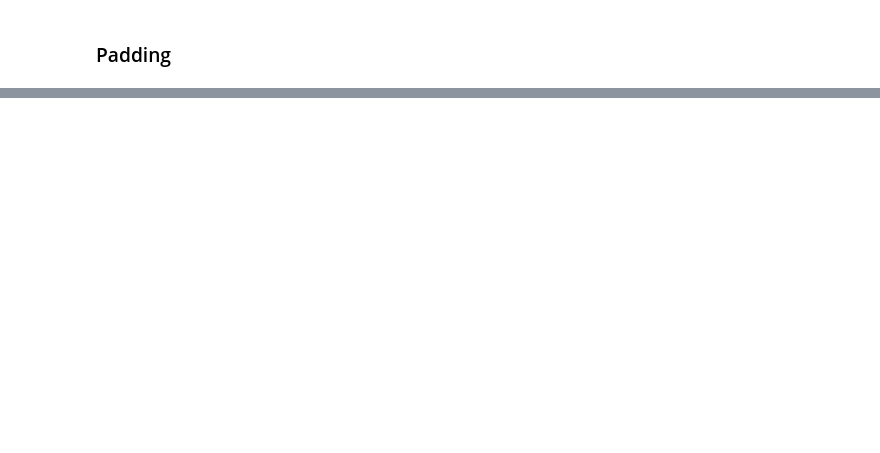
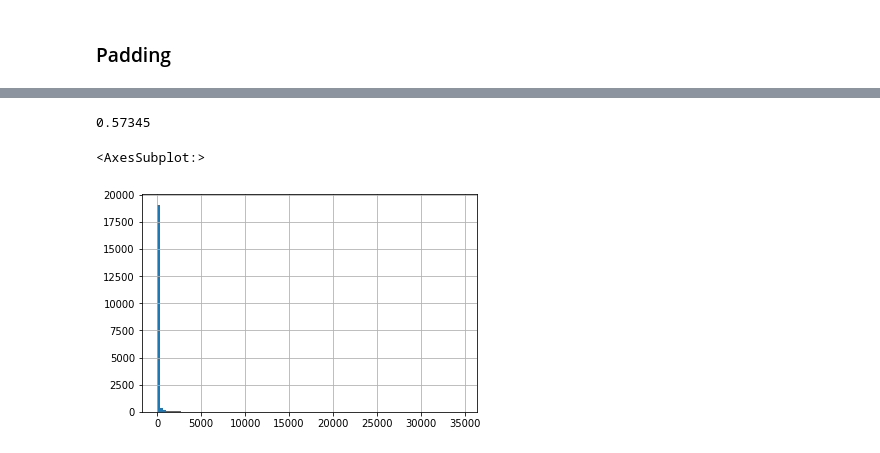
Before and after one commit to LeonNeubeck/Upvote_Model, a Jupyter notebook: notebooks/text_preprocess.ipynb, the cells around one changed output, grey strips where cells are left out. Saved outputs shown, nothing was run; the diff lists cells and outputs as text; code cells hidden in the pictures; blank space fills up the shorter version.

```diff
--- a/notebooks/text_preprocess.ipynb
+++ b/notebooks/text_preprocess.ipynb
@@ -450,0 +663,32 @@ X_train.shape
+# %%
+def binary_cat_upvotes(original_df, threshold=50):
+    """
+    Takes column from df called 'upvotes' and returns df with new column
+    'cat_upvotes' which is 1 if upvotes is above threshold, and 0 otherwise.
+    """
+    dataframe = original_df.copy()
+    if 'upvotes' not in original_df.columns:
+        raise ValueError("df has no column named 'upvotes'")
+    def trans(number):
+        if number >= threshold:
+            return 1
+        else:
+            return 0
+    dataframe['cat_upvotes'] = dataframe['upvotes'].apply(trans)
+    return dataframe
+# %%
+df = data.dropna().sample(20000,random_state=0)
+# %%
+df = binary_cat_upvotes(df, 30)
+# %%
+df['basic_cleaning'] = df.title.apply(basic_cleaning)
+
+df['no_stopword'] = df['basic_cleaning'].apply(remove_stopwords)
+
+df['no_stopword'] = df.no_stopword.apply(word_tokenize)
+
+df['lemmatize'] = df['no_stopword'].apply(lemma)
+
+df['embedding'] = df['lemmatize'].apply(lambda x: embed_sentence(word2vec,x))
+
+# df['padding'] = pad_sequences(df['embedding'], dtype='float32', padding='post', maxlen=max_length)
@@ -450,0 +741,10 @@ X_train.shape
+# %%
+accuracy = 1 - 0.426550
+accuracy
+# %% [output]
+0.57345
+# %%
+df.upvotes.hist(bins=100)
+# %% [output]
+<AxesSubplot:>
+[figure, added]
```
Also changed, not shown: parts of 99 cells of this notebook.
